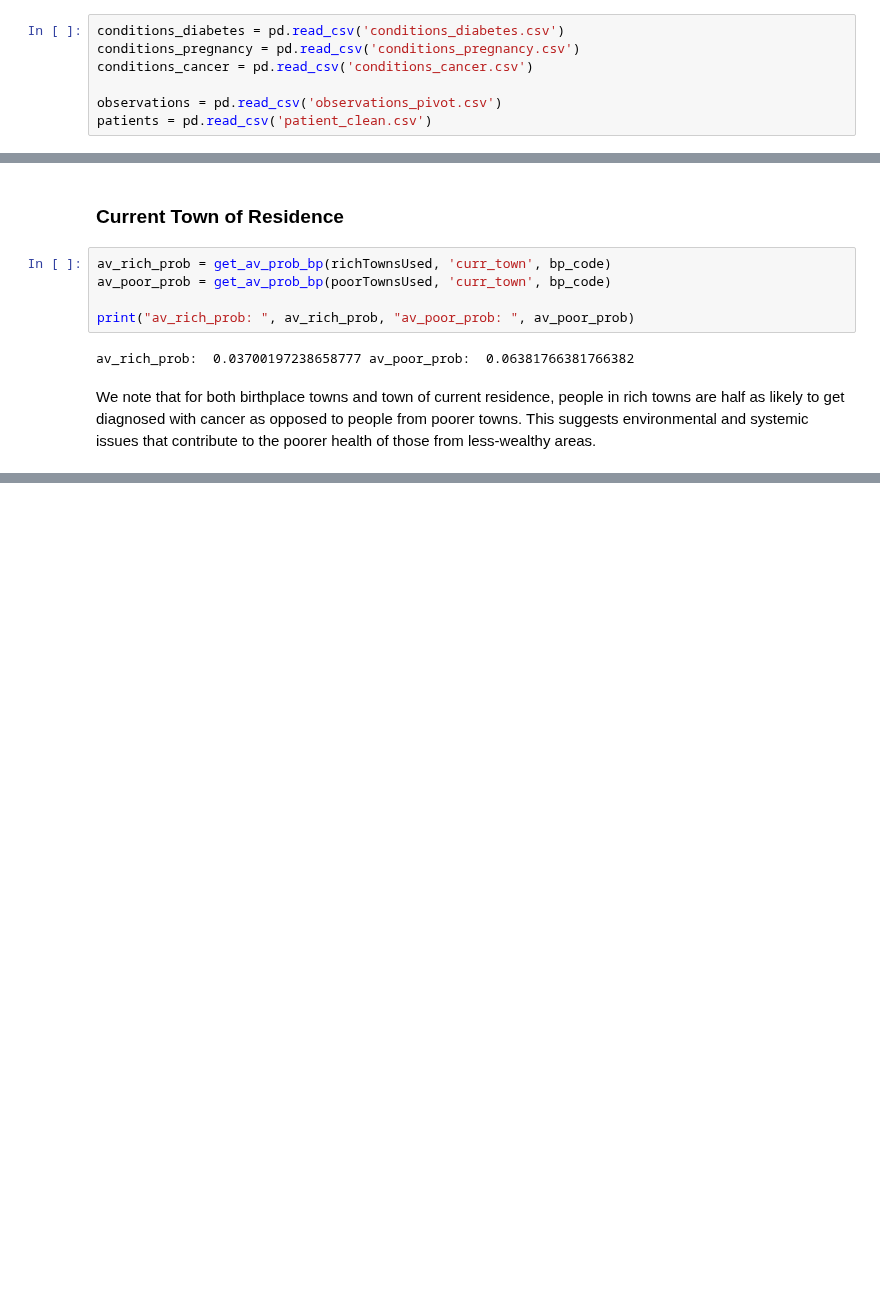
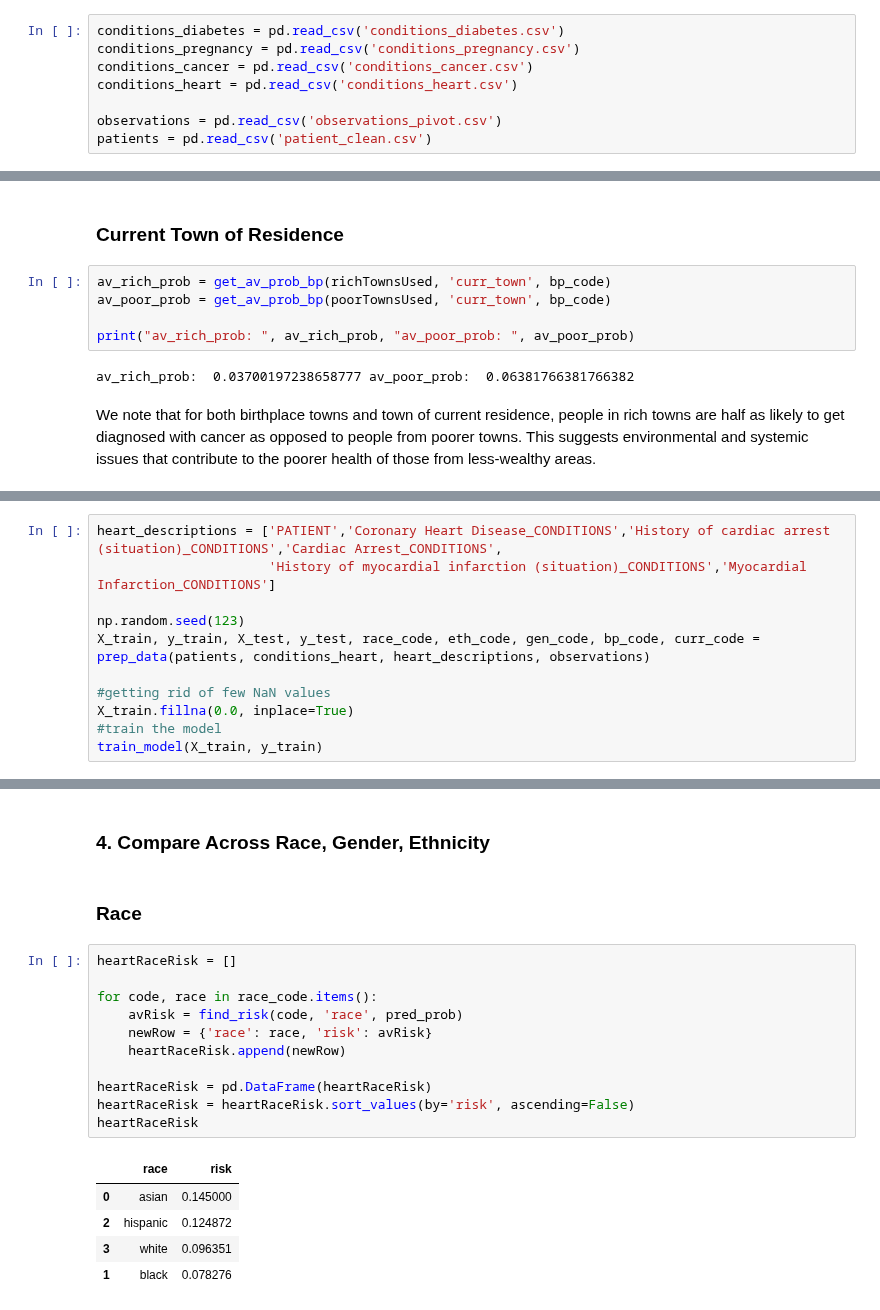
Before and after one commit to esseiple/MedicalBiasJLS, a Jupyter notebook: ModelDoc.ipynb, the cells around one changed output, grey strips where cells are left out. Cells and saved outputs as stored; diff of their text form; blank space fills up the shorter version.

```diff
--- a/ModelDoc.ipynb
+++ b/ModelDoc.ipynb
@@ -33,6 +33,7 @@ import numpy as np
 conditions_diabetes = pd.read_csv('conditions_diabetes.csv')
 conditions_pregnancy = pd.read_csv('conditions_pregnancy.csv')
 conditions_cancer = pd.read_csv('conditions_cancer.csv')
+conditions_heart = pd.read_csv('conditions_heart.csv')
 
 observations = pd.read_csv('observations_pivot.csv')
 patients = pd.read_csv('patient_clean.csv')
@@ -649,0 +667,11 @@ We note that for both birthplace towns and town of current residence, people in
+# %%
+heart_descriptions = ['PATIENT','Coronary Heart Disease_CONDITIONS','History of cardiac arrest (situation)_CONDITIONS','Cardiac Arrest_CONDITIONS',
+                      'History of myocardial infarction (situation)_CONDITIONS','Myocardial Infarction_CONDITIONS']
+
+np.random.seed(123)
+X_train, y_train, X_test, y_test, race_code, eth_code, gen_code, bp_code, curr_code = prep_data(patients, conditions_heart, heart_descriptions, observations)
+
+#getting rid of few NaN values
+X_train.fillna(0.0, inplace=True)
+#train the model
+train_model(X_train, y_train)
@@ -649,0 +717,21 @@ We note that for both birthplace towns and town of current residence, people in
+# %% [markdown]
+### 4. Compare Across Race, Gender, Ethnicity
+# %% [markdown]
+### Race
+# %%
+heartRaceRisk = []
+
+for code, race in race_code.items():
+    avRisk = find_risk(code, 'race', pred_prob)
+    newRow = {'race': race, 'risk': avRisk}
+    heartRaceRisk.append(newRow)
+
+heartRaceRisk = pd.DataFrame(heartRaceRisk)
+heartRaceRisk = heartRaceRisk.sort_values(by='risk', ascending=False)
+heartRaceRisk
+# %% [output]
+|  | race | risk |
+| 0 | asian | 0.145000 |
+| 2 | hispanic | 0.124872 |
+| 3 | white | 0.096351 |
+| 1 | black | 0.078276 |
```
Also changed, not shown: parts of 29 cells of this notebook, 10 other files.
